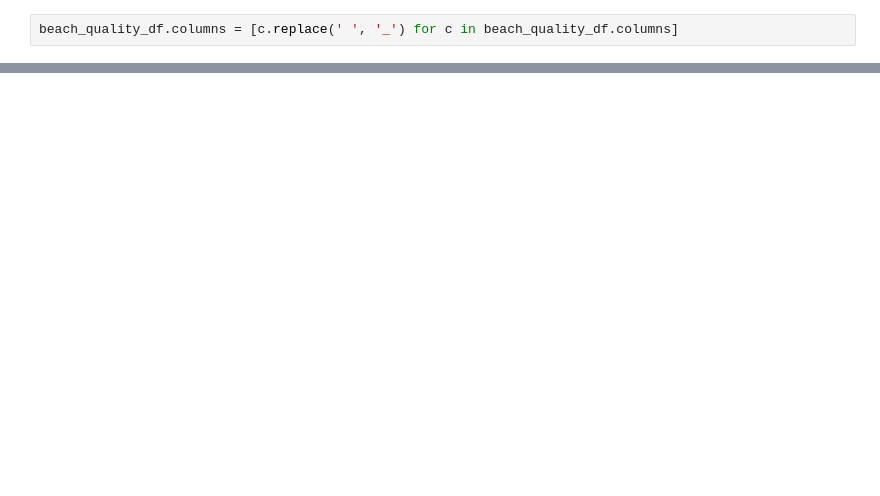
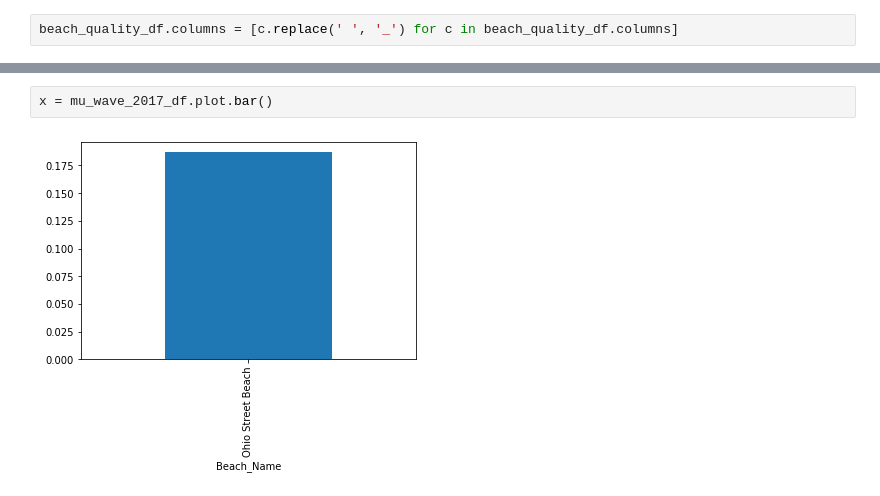
Before and after one commit to tveeder/city-beach-data-analysis, a Jupyter notebook: city_beach_analysis - Turbidity.ipynb, the cells around one changed output, grey strips where cells are left out. Drawn from its saved outputs; the diff is of its cells as text; blank space fills up the shorter version.

```diff
--- a/city_beach_analysis - Turbidity.ipynb
+++ b/city_beach_analysis - Turbidity.ipynb
@@ -305,0 +432,4 @@ selected_beach_E_coli_df.head()
+# %%
+x = mu_wave_2017_df.plot.bar()
+# %% [output]
+[figure, added]
```
Also changed, not shown: parts of 42 cells of this notebook.
